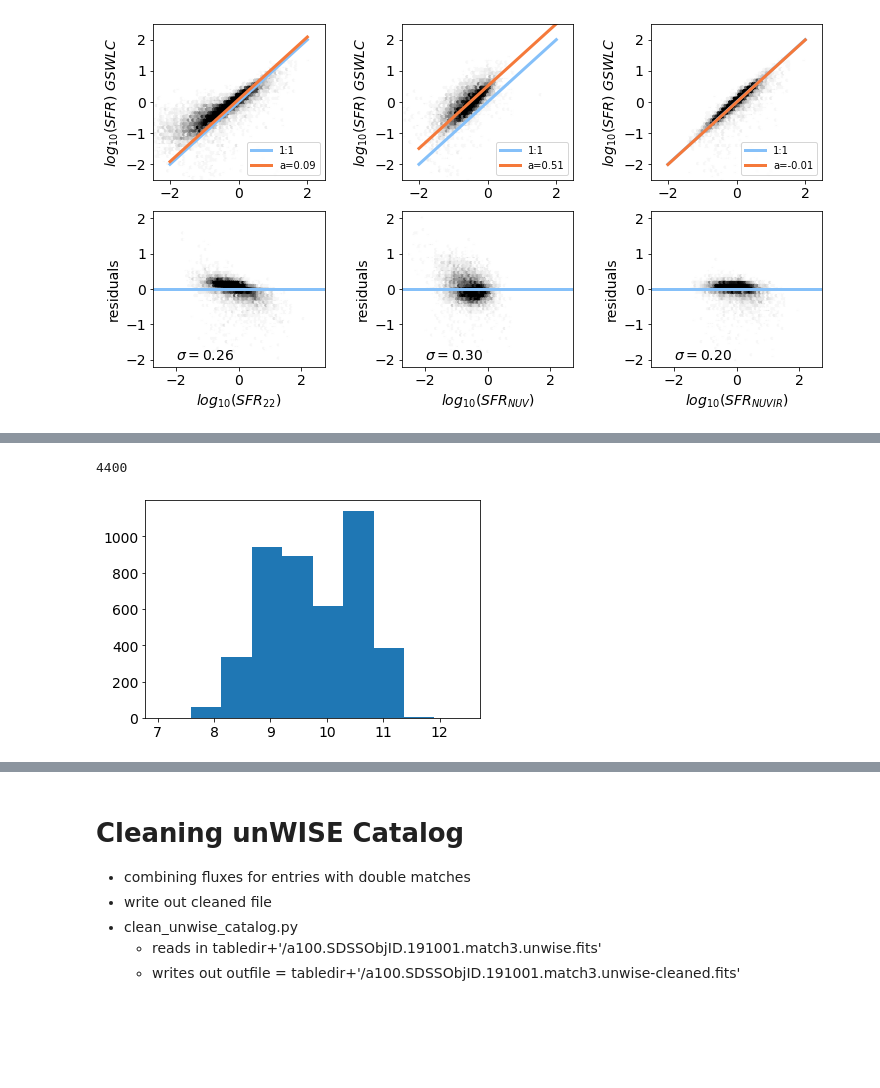
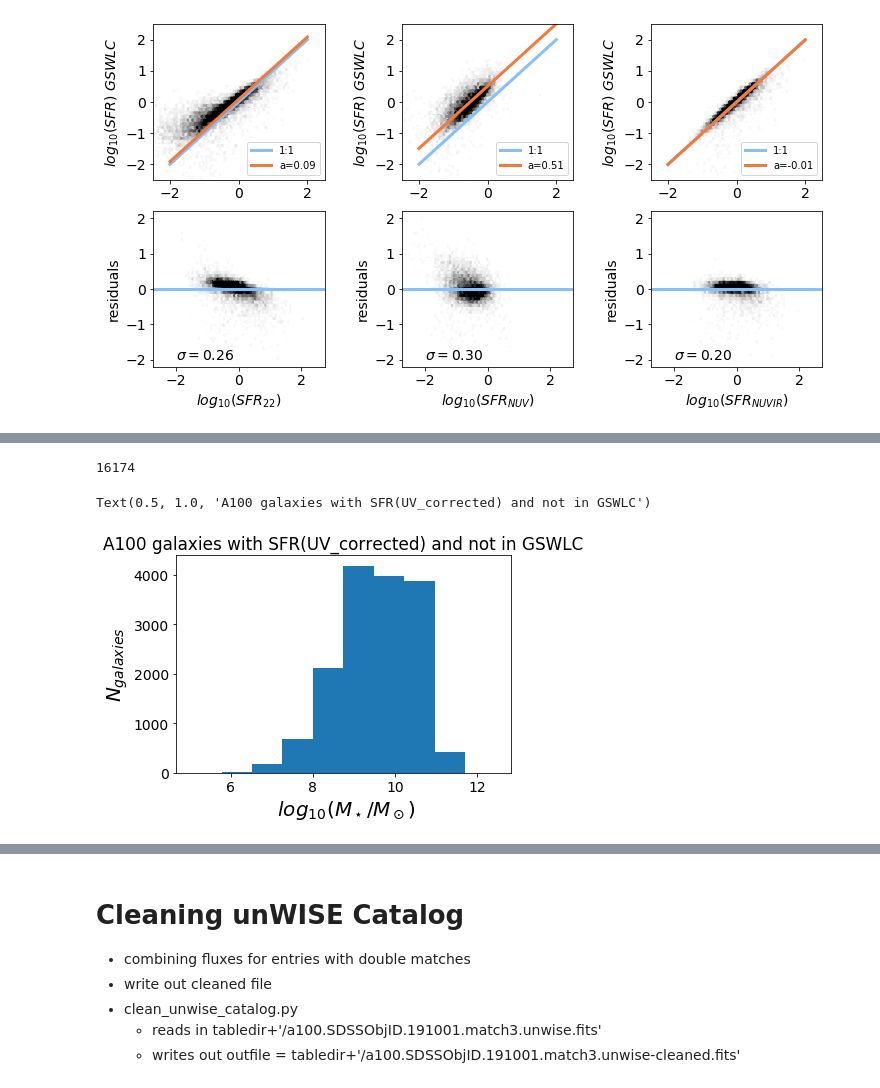
Before and after one commit to rfinn/APPSS, a Jupyter notebook: paper-plots-v1.ipynb, the cells around one changed output, grey strips where cells are left out. Drawn from its saved outputs; the diff is of its cells as text; code cells hidden in the pictures; blank space fills up the shorter version.

```diff
--- a/paper-plots-v1.ipynb
+++ b/paper-plots-v1.ipynb
@@ -902,21 +884,25 @@ np.max(fp.cat.SERSIC_ABSMAG[:,1])
 # %%
 # flag_midir = 0; no IR detection
 # = 1 for 12um detection
 # = 2 for 22um detection
 gswlc22 = (fp.cat['flag_midir'] == 2)
 unwise22 = fp.cat['w4_mag'] > 0
 
 # number that have unwise22 but not gswlc22
 print(np.sum(unwise22 & ~gswlc22))
 
 # plot histogram of stellar masses
 
 plt.figure()
 mybins = np.linspace(7.5,12,20)
 t1 = plt.hist(fp.cat['logMstarTaylor_1'][unwise22 & ~gswlc22])
+plt.xlabel(' $log_{10} (M_\star/M_\odot)$',fontsize=20)
+plt.ylabel('$N_{galaxies}$',fontsize=20)
+plt.title('A100 galaxies with SFR(UV_corrected) and not in GSWLC')
 #tests = [0,1,2]
 #for t in tests:
 #    print(np.sum(fp.cat['flag_midir'] == t))
 # %% [output]
-4400
+16174
+Text(0.5, 1.0, 'A100 galaxies with SFR(UV_corrected) and not in GSWLC')
-[figure, old version]
+[figure, new version]
```
Also changed, not shown: parts of 47 cells of this notebook, 4 other files.
